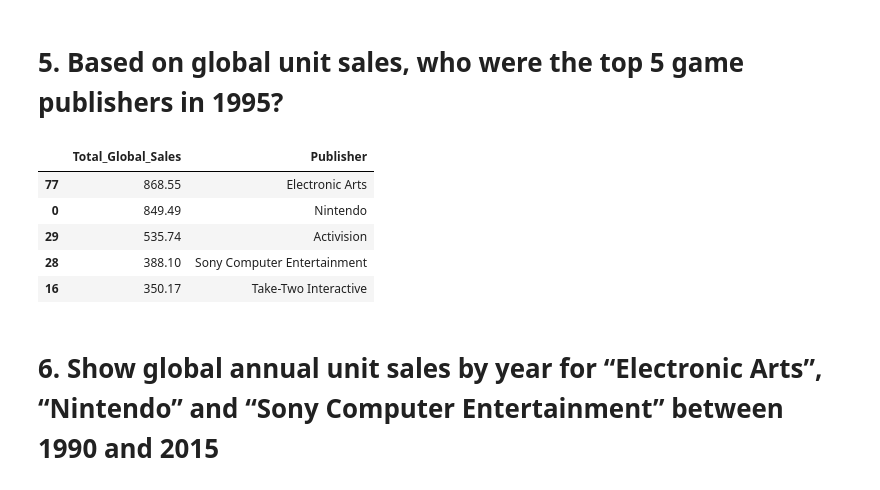
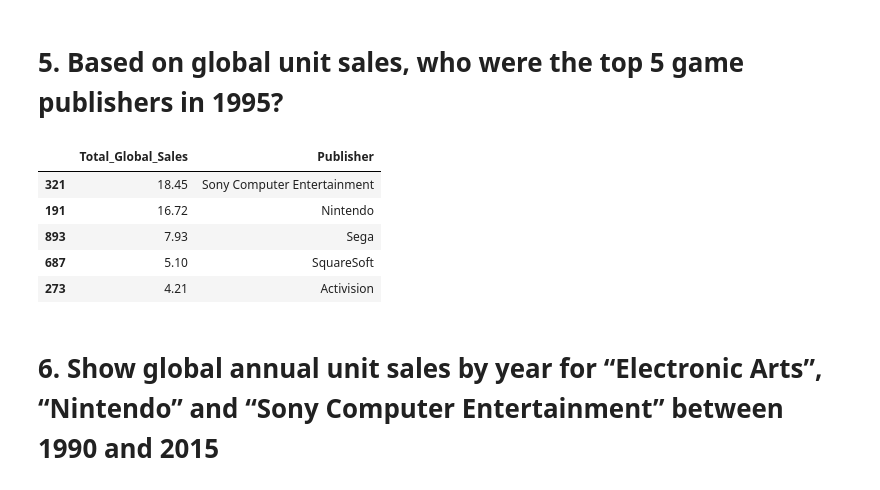
Before and after one commit to taraaliz/Cisco_Assessment_Task, a Jupyter notebook: Cisco Task/Cisco-task-q4-onwards.ipynb, the cells around one changed output. Saved outputs shown, nothing was run; the diff lists cells and outputs as text; code cells hidden in the pictures.

```diff
--- a/Cisco Task/Cisco-task-q4-onwards.ipynb
+++ b/Cisco Task/Cisco-task-q4-onwards.ipynb
@@ -7,7 +7,7 @@ import seaborn as sns
 import matplotlib.pyplot as plt
 sns.set()
 
-dataset = pd.read_csv('Video_Games_Sales_as_at_22_Dec_2016.csv')
+dataset = pd.read_csv('data/Video_Games_Sales_as_at_22_Dec_2016.csv')
 dataset.head()
 # %% [output]
 |  | Name | Platform | Year_of_Release | Genre | Publisher | NA_Sales | EU_Sales | JP_Sales | Other_Sales | ... |
@@ -89,27 +89,27 @@ Name: Global_Sales, Length: 262, dtype: float64
 # %%
 # select total global sales, publisher from dataset where Year_of_Release = 1995
 
 # can't use the cleaned dataset here because there are no instances of 1995 games without any null values (some not released in other regions etc)
 # selects only entries with year 1995
 dataset_95 = dataset[dataset['Year_of_Release'] == 1995]
 
 total_sales_95 = dataset_95['Global_Sales'].groupby(dataset['Publisher']).transform('sum')
 sales_vs_publisher_95 = pd.DataFrame({
     'Total_Global_Sales': total_sales_95,
     'Publisher': dataset_95['Publisher']
 })
 
 sales_vs_publisher_95 = sales_vs_publisher_95.drop_duplicates()
 
 sales_vs_publisher_95 = sales_vs_publisher_95.sort_values(by='Total_Global_Sales', ascending=False)
-sales_vs_publisher.head()
+sales_vs_publisher_95.head()
 # %% [output]
 |  | Total_Global_Sales | Publisher |
-| 77 | 868.55 | Electronic Arts |
-| 0 | 849.49 | Nintendo |
-| 29 | 535.74 | Activision |
-| 28 | 388.10 | Sony Computer Entertainment |
-| 16 | 350.17 | Take-Two Interactive |
+| 321 | 18.45 | Sony Computer Entertainment |
+| 191 | 16.72 | Nintendo |
+| 893 | 7.93 | Sega |
+| 687 | 5.10 | SquareSoft |
+| 273 | 4.21 | Activision |
 # %% [markdown]
 # 6.	Show global annual unit sales by year for “Electronic Arts”, “Nintendo” and “Sony Computer Entertainment” between 1990 and 2015
 # %%
```
Also changed, not shown: parts of 2 cells of this notebook, 2 other files.
